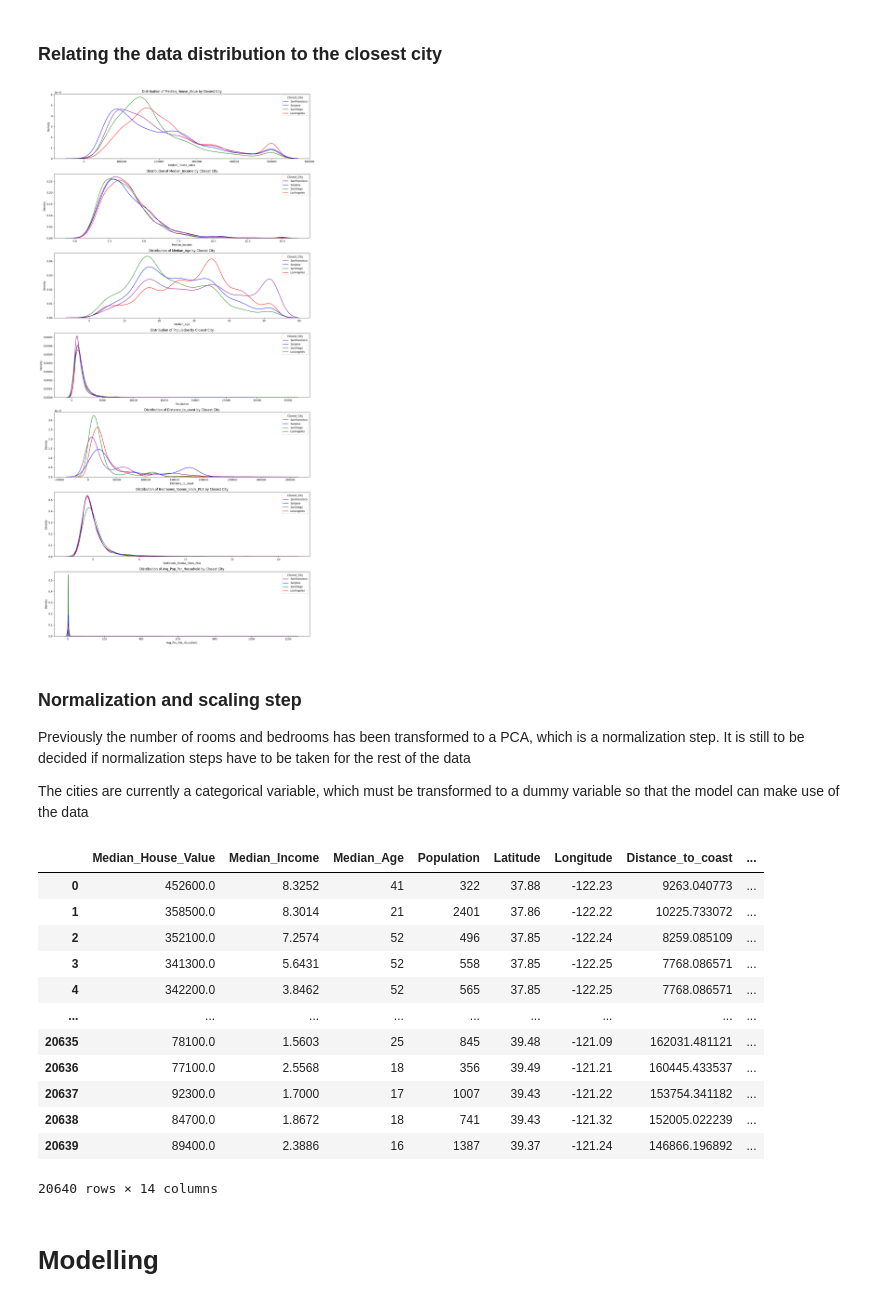
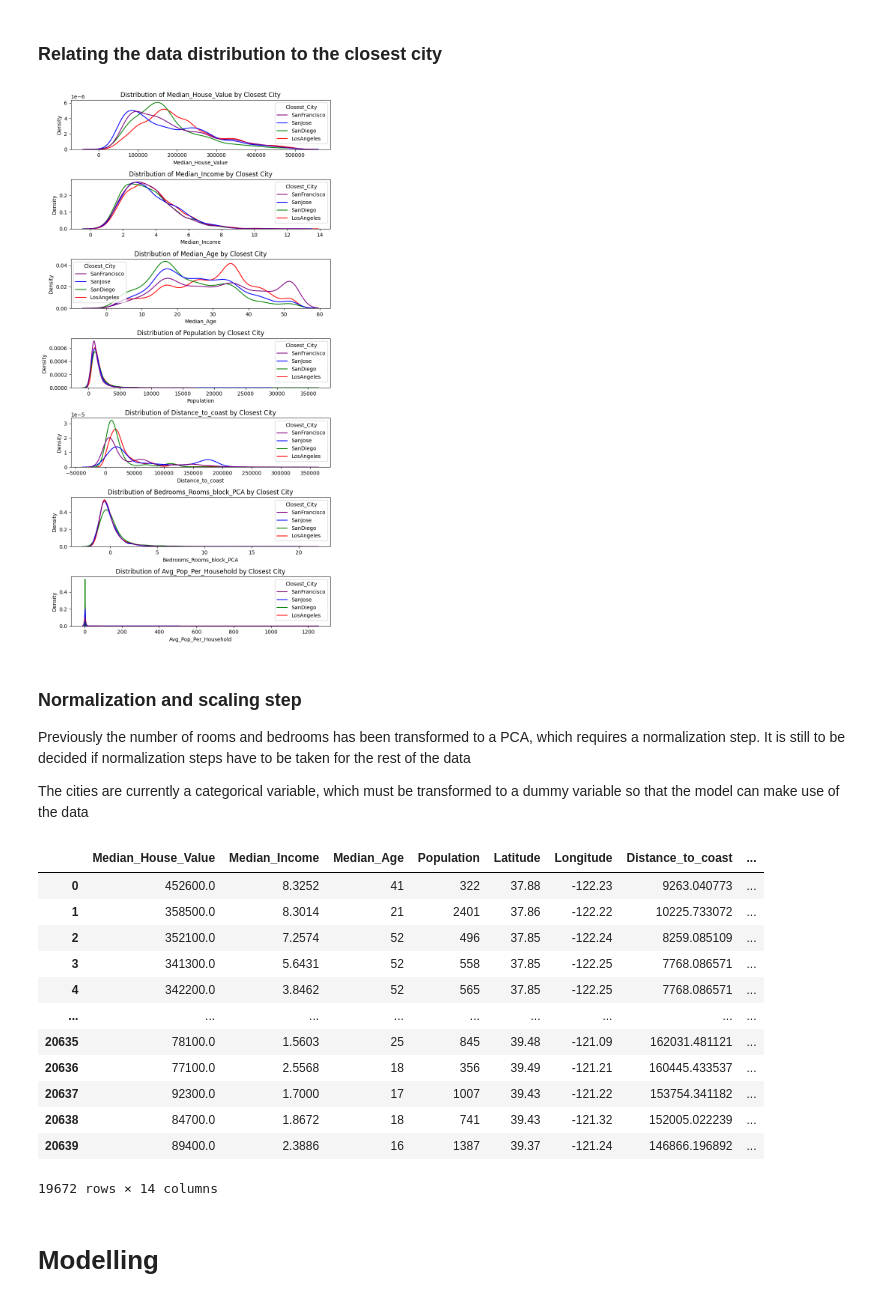
Before and after one commit to JADS-GROUP8/DM, a Jupyter notebook: data_mining_assignment_1_v2.ipynb, the cells around one changed output. Drawn from its saved outputs; the diff is of its cells as text; code cells hidden in the pictures.

```diff
--- a/data_mining_assignment_1_v2.ipynb
+++ b/data_mining_assignment_1_v2.ipynb
@@ -233,3 +255,6 @@ Name: Count of rows, Length: 3842, dtype: int64
+# %%
+# Remove rows where Median_House_Value is 500001.0 or Median_Income is 15.0001
+df = df[(df["Median_House_Value"] != 500001.0) & (df["Median_Income"] != 15.0001)]
 # %% [markdown]
 ### Visualizing the distribution of the numerical values
 # %%
@@ -379,23 +408,23 @@ plt.show()
 # %%
 columns_to_plot = [col for col in df.columns if col not in ['Longitude', 'Latitude',
                                                             'Distance_to_LosAngeles', 'Distance_to_SanDiego', 'Distance_to_SanJose', 'Distance_to_SanFrancisco',
                                                             'Closest_Distance_to_city', 'Closest_City']]
 
-fig, axes = plt.subplots(nrows=len(columns_to_plot), ncols=1, figsize=(15, 30))
+fig, axes = plt.subplots(nrows=len(columns_to_plot), ncols=1, figsize=(8, 15))
 axes = axes.flatten()
 
 for i, col in enumerate(columns_to_plot):
     sns.kdeplot(data=df, x=col, hue='Closest_City', common_norm=False, palette=colors, ax=axes[i])
     axes[i].set_title(f'Distribution of {col} by Closest City')
 
 plt.tight_layout()
 plt.show()
 # %% [output]
-[figure, old version]
+[figure, new version]
 # %% [markdown]
 ### Normalization and scaling step
 
-Previously the number of rooms and bedrooms has been transformed to a PCA, which is a normalization step. It is still to be decided if normalization steps have to be taken for the rest of the data
+Previously the number of rooms and bedrooms has been transformed to a PCA, which requires a normalization step. It is still to be decided if normalization steps have to be taken for the rest of the data
 
 The cities are currently a categorical variable, which must be transformed to a dummy variable so that the model can make use of the data
 # %%
@@ -420,6 +449,6 @@ df
 | 20637 | 92300.0 | 1.7000 | 17 | 1007 | 39.43 | -121.22 | 153754.341182 | ... |
 | 20638 | 84700.0 | 1.8672 | 18 | 741 | 39.43 | -121.32 | 152005.022239 | ... |
 | 20639 | 89400.0 | 2.3886 | 16 | 1387 | 39.37 | -121.24 | 146866.196892 | ... |
-20640 rows × 14 columns
+19672 rows × 14 columns
 # %% [markdown]
 # Modelling
```
Also changed, not shown: parts of 47 cells of this notebook, 1 other file.
